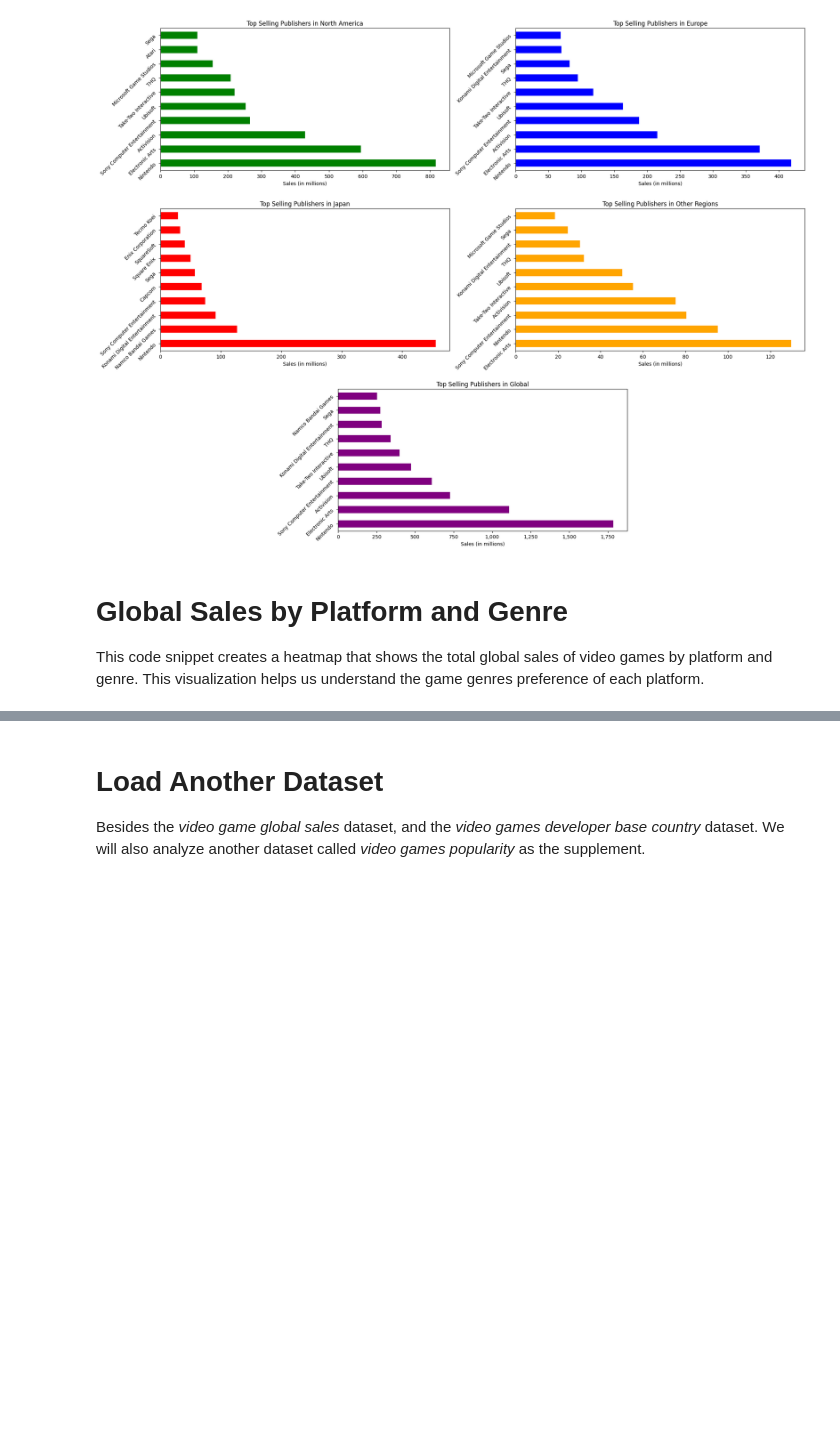
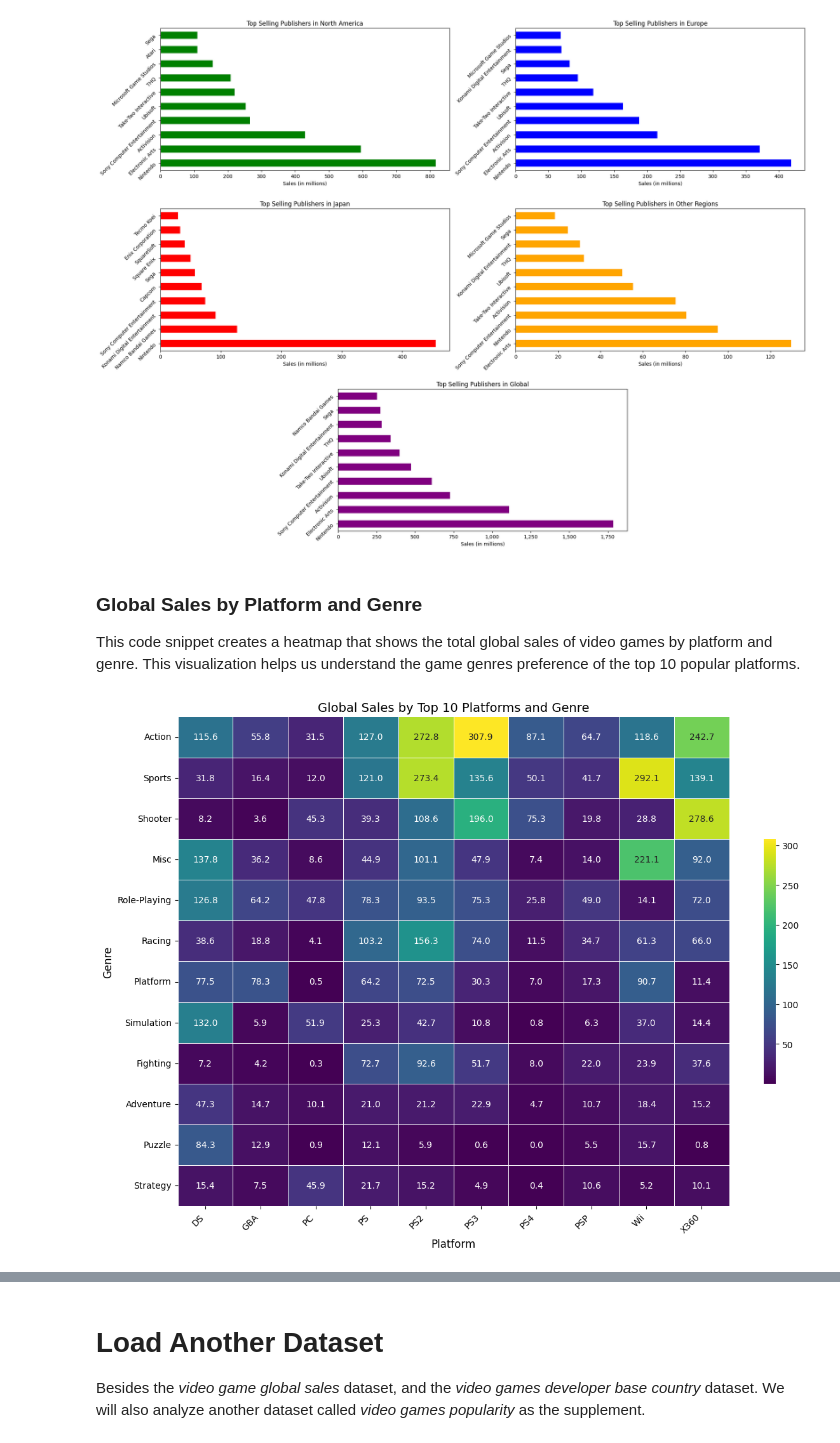
Before and after one commit to com-480-data-visualization/project-2024-Moonwalker, a Jupyter notebook: data/eda.ipynb, the cells around one changed output, grey strips where cells are left out. Cells and saved outputs as stored; diff of their text form; code cells hidden in the pictures; blank space fills up the shorter version.

```diff
--- a/data/eda.ipynb
+++ b/data/eda.ipynb
@@ -154,5 +160,37 @@ create_bar_charts(sales_by_publisher_region, region_cols, region_names, chart_co
 # %% [output]
 [figure]
 # %% [markdown]
-# Global Sales by Platform and Genre
-This code snippet creates a heatmap that shows the total global sales of video games by platform and genre. This visualization helps us understand the game genres preference of each platform.
+### Global Sales by Platform and Genre
+This code snippet creates a heatmap that shows the total global sales of video games by platform and genre. This visualization helps us understand the game genres preference of the top 10 popular platforms.
+# %%
+# Aaggregate global sales by genre and platform
+platform_sales = df.groupby(['Platform', 'Genre'])['Global_Sales'].sum().reset_index()
+
+# Identify the top 10 platforms based on total global sales
+top_platforms = platform_sales.groupby('Platform')['Global_Sales'].sum().nlargest(10).index
+
+# Filter the original data for only the top 10 platforms
+top_platform_sales = platform_sales[platform_sales['Platform'].isin(top_platforms)]
+
+# Create the pivot table for the filtered data
+pivot = top_platform_sales.pivot_table(index='Genre', columns='Platform', values='Global_Sales', aggfunc='sum')
+
+# Sort genres by their total sales across all top platforms
+pivot['Total_Sales'] = pivot.sum(axis=1)
+pivot_sorted = pivot.sort_values('Total_Sales', ascending=False).drop('Total_Sales', axis=1)
+
+# Generate the heatmap
+plt.figure(figsize=(14, 10))  # Adjust the figure size to fit the top 10 platforms
+cmap = sns.color_palette("viridis", as_cmap=True)
+sns.heatmap(pivot_sorted, cmap=cmap, linewidths=.5, annot=True, fmt=".1f", cbar_kws={'shrink': .5},
+            annot_kws={"size": 10})
+
+plt.xticks(rotation=45, ha='right', size=10)
+plt.yticks(size=10)
+plt.title('Global Sales by Top 10 Platforms and Genre', size=14)
+plt.xlabel('Platform', size=12)
+plt.ylabel('Genre', size=12)
+
+plt.show()
+# %% [output]
+[figure, added]
```
Also changed, not shown: parts of 9 cells of this notebook.
